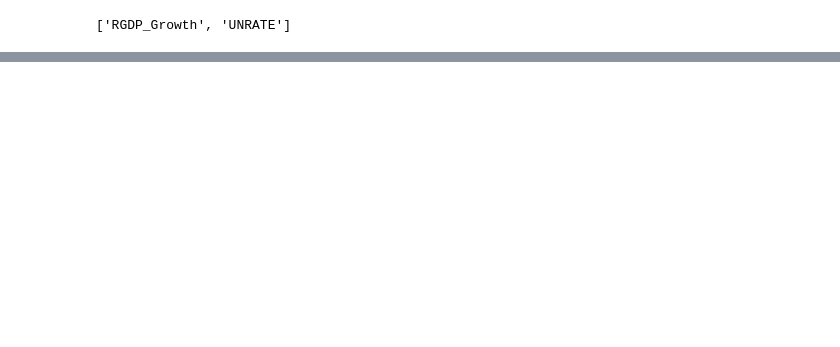
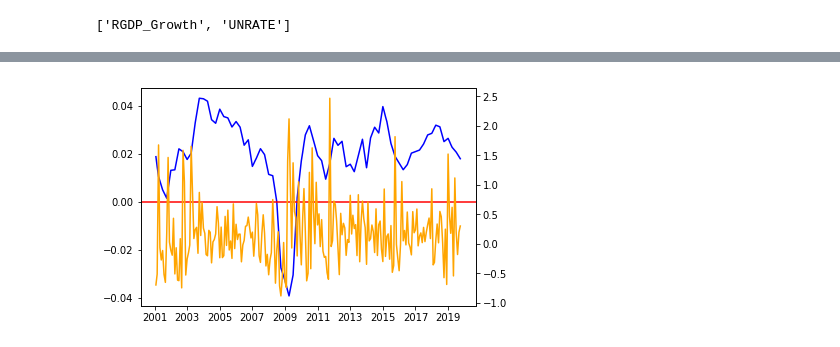
Before and after one commit to abishalom/EnhancedScenarioAnalysis-15.780, a Jupyter notebook: ScenarioAn.ipynb, the cells around one changed output, grey strips where cells are left out. Drawn from its saved outputs; the diff is of its cells as text; code cells hidden in the pictures; blank space fills up the shorter version.

```diff
--- a/ScenarioAn.ipynb
+++ b/ScenarioAn.ipynb
@@ -143,6 +144,7 @@ relevant_vars = ['RGDP_Growth', 'UNRATE', 'CPI_Growth', 'YC_Slope', 'Cred_Spread
 
 scenarios = {sn: '' for sn in scen_names}
 rgdp_scen = {sn: '' for sn in scen_names}
+scen_for_v = {sn: {} for sn in scen_names}
 
 up_pos = {v:True for v in relevant_vars}
 up_pos['UNRATE'] = False
@@ -150,6 +152,8 @@ up_pos['YC_Slope'] = False
 up_pos['Cred_Spread'] = False
 
 first_run = True
+
+
 
 for var in relevant_vars:
     if first_run:
@@ -163,9 +167,14 @@ for var in relevant_vars:
     l_sign = '<=' if up_pos[var] else '>='
     u_sign = '>=' if up_pos[var] else '<='
 
+
     scenarios['Weak'] += ('{} {} {}'.format(var, l_sign, low_bound))
     scenarios['Normal'] += ('{} {} {} & {} {} {}'.format(var, u_sign, low_bound, var, l_sign, u_bound))
     scenarios['Strong'] += ('{} {} {}'.format(var, u_sign, u_bound))
+
+    scen_for_v['Weak'][var] = low_bound
+    scen_for_v['Normal'][var] = (low_bound + u_bound)/2.
+    scen_for_v['Strong'][var] = u_bound
 
     if var == 'RGDP_Growth':
         rgdp_scen['Weak'] += ('{} {} {}'.format(var, l_sign, low_bound))
@@ -174,7 +183,9 @@ for var in relevant_vars:
 
 #     print(var, low_bound, u_bound)
 
-scenarios
+# scen_for_v
+
+# pd.DataFrame(scen_for_v['Weak'], index = [1])
 # %% [output]
 Variable: RGDP_Growth    Lower: 0.018    Mean: 0.022     Upper: 0.025
 Variable: UNRATE         Lower: 6.082    Mean: 5.561     Upper: 5.040
@@ -353,0 +374,9 @@ get_s
+# %%
+fig, ax = plt.subplots()
+ax.plot(data['RGDP_Growth'], color = 'blue')
+ax1 = ax.twinx()
+ax1.plot(data['SPY_Return'], color = 'orange')
+ax.axhline(y=0, color = 'red')
+
+data.corr()
+# %% [output]
@@ -353,0 +401 @@ get_s
+[figure, added]
```
Also changed, not shown: parts of 13 cells of this notebook, 7 other files.
